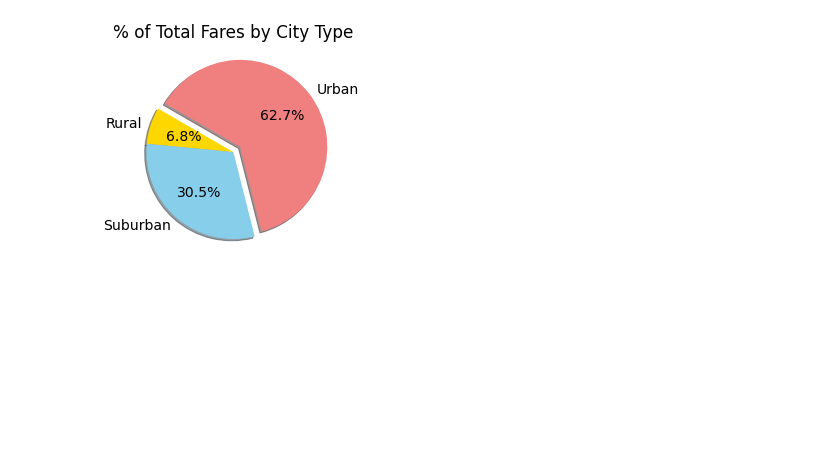
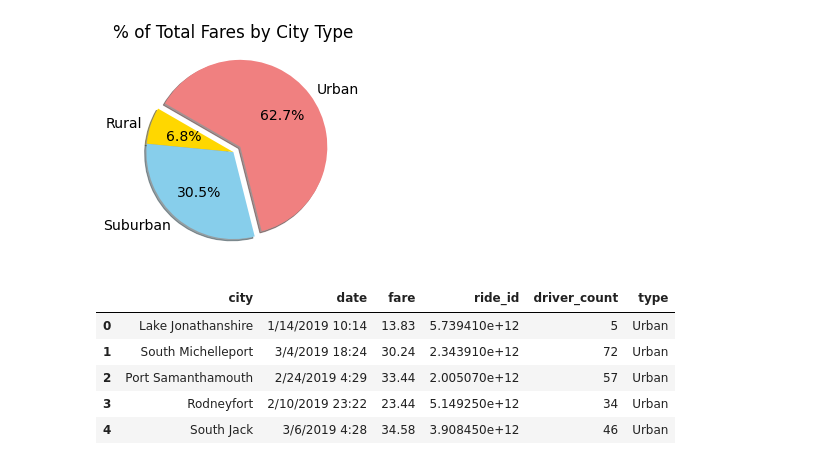
Before and after one commit to kristina1727/PyBer_Analysis, a Jupyter notebook: PyBer.ipynb, the cells around one changed output. Drawn from its saved outputs; the diff is of its cells as text; code cells hidden in the pictures; blank space fills up the shorter version.

```diff
--- a/PyBer.ipynb
+++ b/PyBer.ipynb
@@ -922,3 +922,12 @@ plt.savefig('resources/fig5')
 plt.show()
 # %% [output]
 [figure]
+# %%
+pyber_data_df.head()
+# %% [output]
+|  | city | date | fare | ride_id | driver_count | type |
+| 0 | Lake Jonathanshire | 1/14/2019 10:14 | 13.83 | 5.739410e+12 | 5 | Urban |
+| 1 | South Michelleport | 3/4/2019 18:24 | 30.24 | 2.343910e+12 | 72 | Urban |
+| 2 | Port Samanthamouth | 2/24/2019 4:29 | 33.44 | 2.005070e+12 | 57 | Urban |
+| 3 | Rodneyfort | 2/10/2019 23:22 | 23.44 | 5.149250e+12 | 34 | Urban |
+| 4 | South Jack | 3/6/2019 4:28 | 34.58 | 3.908450e+12 | 46 | Urban |
```
Also changed, not shown: parts of 2 cells of this notebook, 1 other file.
